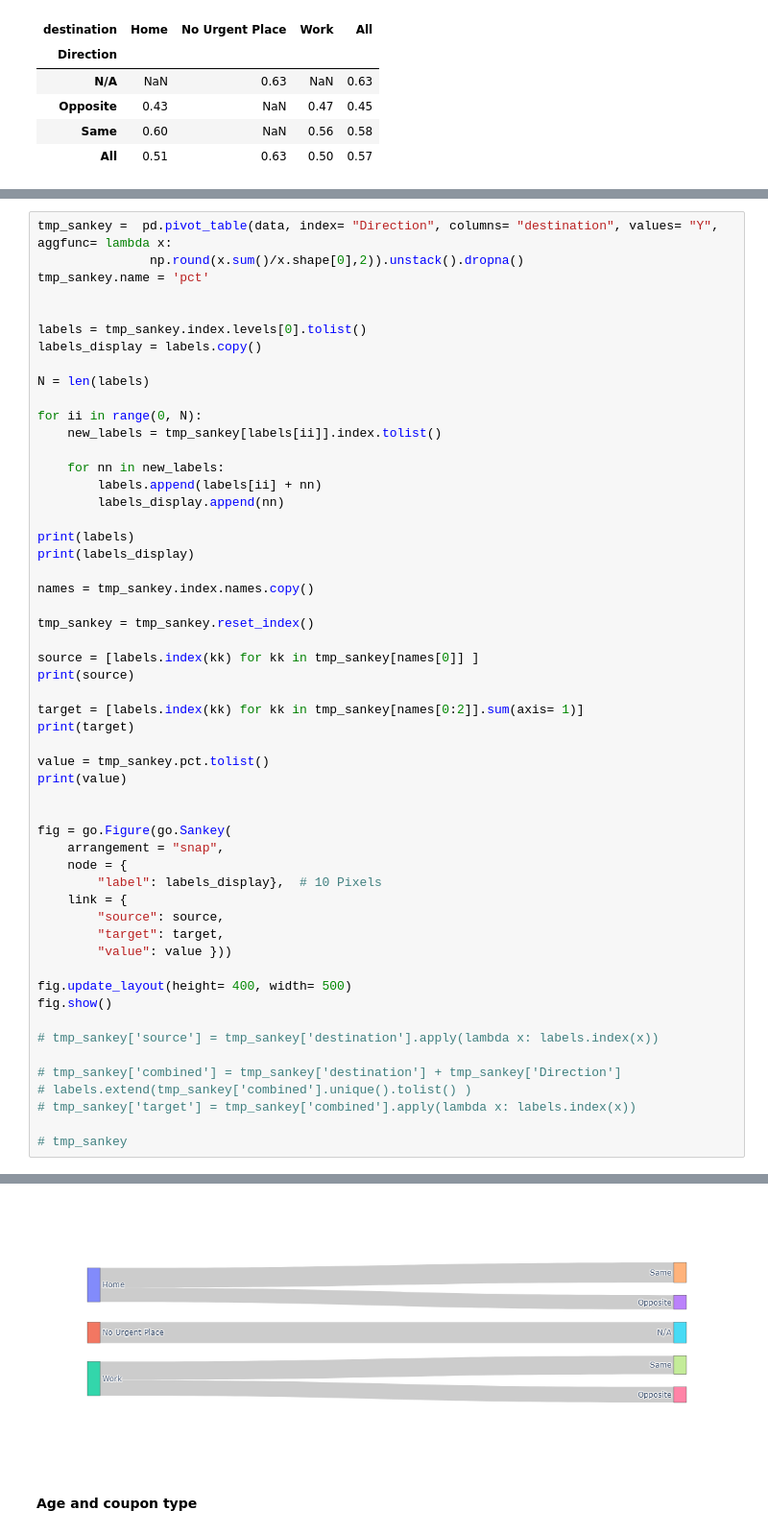
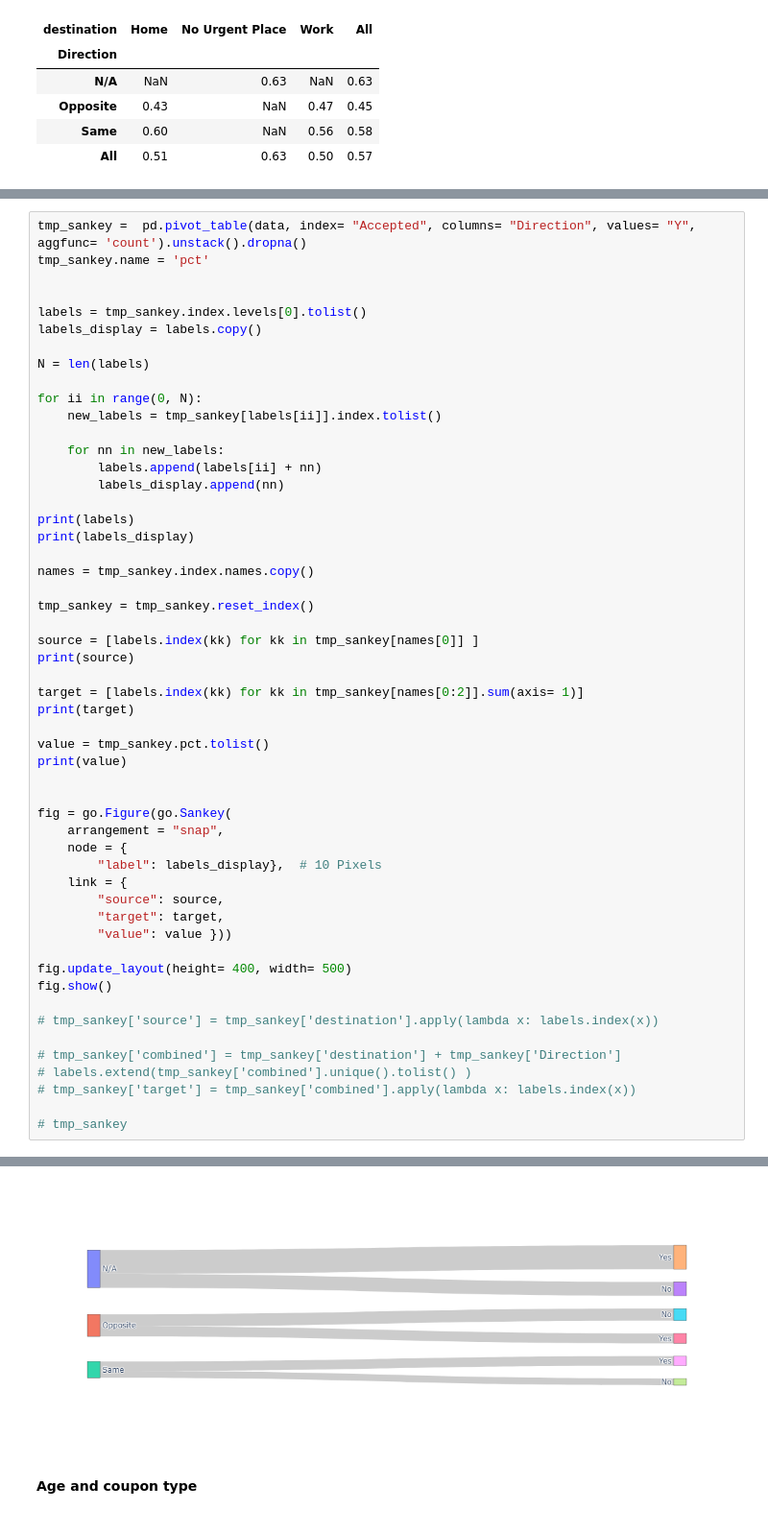
Before and after one commit to garimasc/assignment_5_1_gsc, a Jupyter notebook: gsc_submission.ipynb, the cells around one changed output, grey strips where cells are left out. Shown at 96% size. Drawn from its saved outputs; the diff is of its cells as text.

Commit message:
more sankey plot

```diff
--- a/gsc_submission.ipynb
+++ b/gsc_submission.ipynb
@@ -178,6 +200,5 @@ pd.pivot_table(data, index= "Direction", columns= "destination", values= "Y", ag
 # %%
-tmp_sankey =  pd.pivot_table(data, index= "Direction", columns= "destination", values= "Y", aggfunc= lambda x:
-               np.round(x.sum()/x.shape[0],2)).unstack().dropna()
+tmp_sankey =  pd.pivot_table(data, index= "Accepted", columns= "Direction", values= "Y", aggfunc= 'count').unstack().dropna()
 tmp_sankey.name = 'pct'
 
 
@@ -238,4 +259,4 @@ fig.show()
-[figure, old version]
+[figure, new version]
 # %% [markdown]
 #### Age and coupon type
 # %%
```
Also changed, not shown: parts of 2 cells of this notebook.
